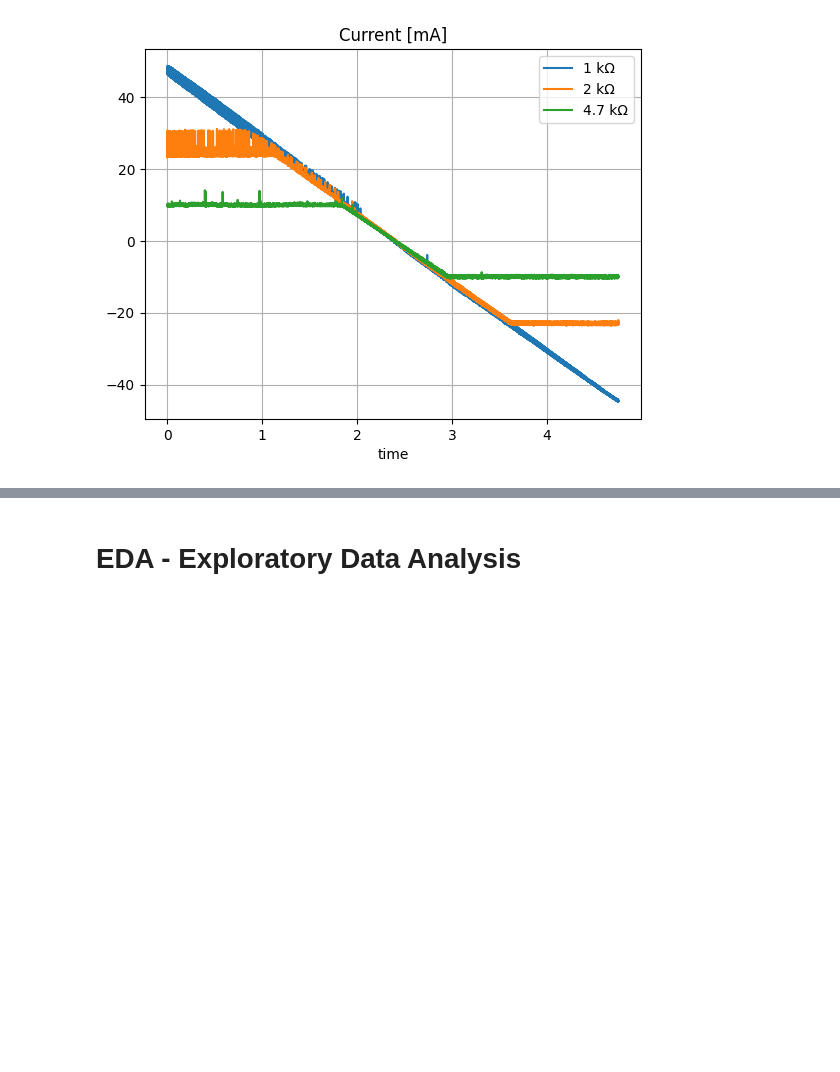
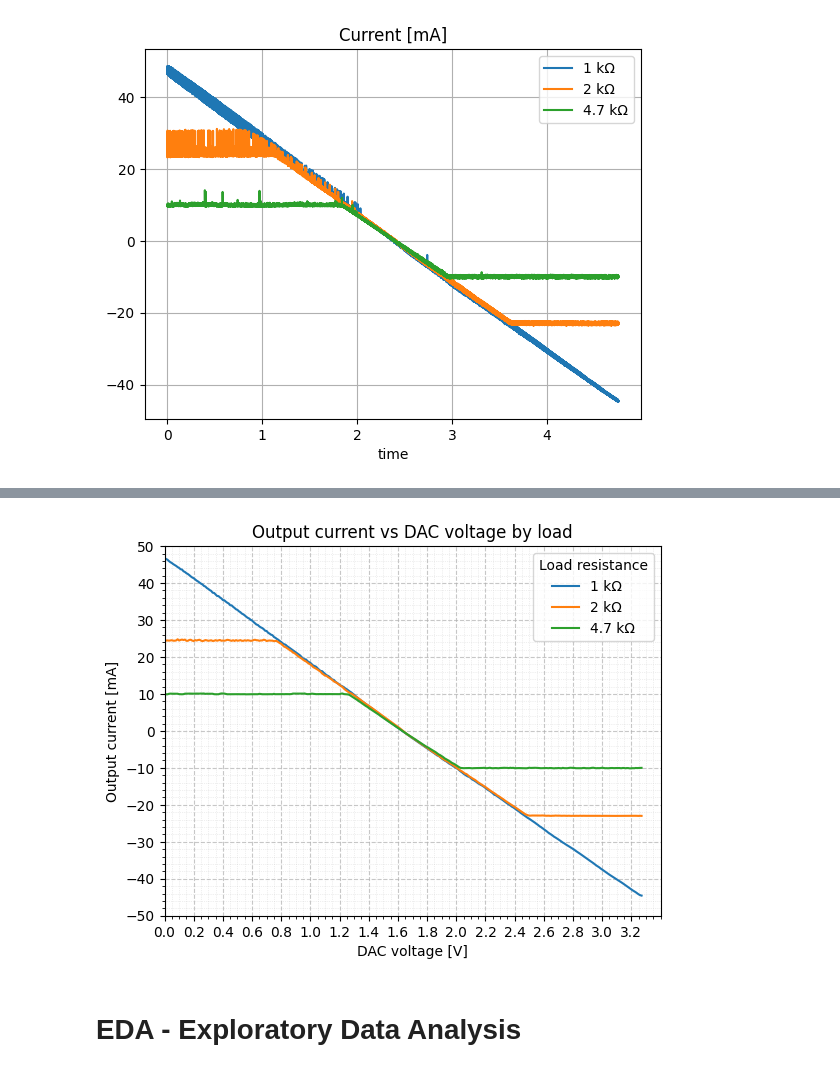
Before and after one commit to import-tiago/FEI, a Jupyter notebook: MSc/PEL309/Analysis/PEL309.ipynb, the cells around one changed output, grey strips where cells are left out. Cells and saved outputs as stored; diff of their text form; code cells hidden in the pictures; blank space fills up the shorter version.

```diff
--- a/MSc/PEL309/Analysis/PEL309.ipynb
+++ b/MSc/PEL309/Analysis/PEL309.ipynb
@@ -42,6 +41,10 @@ def extract_ramp_region(df, column="dac", step_threshold=0.5):
 
     return data.loc[start:end].copy()
-# %%
-data_1k_load = extract_ramp_region(data_1k_load, column="dac")
-data_2k_load = extract_ramp_region(data_2k_load, column="dac")
-data_4k7_load = extract_ramp_region(data_4k7_load, column="dac")
+# %%
+# Detecta região de rampa a partir de variação abrupta no DAC (indicando início e fim da rampa)
+# Faz apenas no DAC pois o importante é descobrir o index de início e fim da rampa.
+# Utiliza-se os mesmos indexes obtidos para manter em fase com o sinal do shunt.
+
+data_1k_load = extract_ramp_region(data_1k_load, column="dac", trigger_threshold=0.5)
+data_2k_load = extract_ramp_region(data_2k_load, column="dac", trigger_threshold=0.5)
+data_4k7_load = extract_ramp_region(data_4k7_load, column="dac", trigger_threshold=0.5)
@@ -64,3 +71,71 @@ data_4k7_load.plot(x="time", y="current", ax=ax, label="4.7 kΩ", grid=True)
 # %% [output]
 <Axes: title={'center': 'Current [mA]'}, xlabel='time'>
 [figure]
+# %%
+dac_step = 0.01
+
+load_1k_cmp = data_1k_load.copy()
+load_2k_cmp = data_2k_load.copy()
+load_4k7_cmp = data_4k7_load.copy()
+
+load_1k_cmp["load"] = "1 kΩ"
+load_2k_cmp["load"] = "2 kΩ"
+load_4k7_cmp["load"] = "4.7 kΩ"
+
+all_data = pd.concat([load_1k_cmp, load_2k_cmp, load_4k7_cmp], ignore_index=True)
+
+all_data["dac_bin"] = (all_data["dac"] // dac_step) * dac_step
+
+comparison = all_data.pivot_table(
+    index="dac_bin", columns="load", values="current", aggfunc="mean"
+)
+
+# =========================================================
+# Plot
+# =========================================================
+
+ax = comparison.plot()
+
+# =========================================================
+# X axis
+# =========================================================
+
+ax.set_xlim(0, 3.4)
+
+ax.set_xticks([i / 10 for i in range(0, 34, 2)])
+
+# =========================================================
+# Y axis
+# =========================================================
+
+ax.set_ylim(-50, 50)
+
+ax.set_yticks(range(-50, 51, 10))
+
+# =========================================================
+# Grid
+# =========================================================
+
+ax.grid(True, which="major", linestyle="--", alpha=0.7)
+
+# Optional minor grid
+ax.minorticks_on()
+
+ax.grid(which="minor", linestyle=":", linewidth=0.5, alpha=0.4)
+
+# =========================================================
+# Labels and title
+# =========================================================
+
+ax.set_xlabel("DAC voltage [V]")
+
+ax.set_ylabel("Output current [mA]")
+
+ax.set_title("Output current vs DAC voltage by load")
+
+# =========================================================
+# Legend
+# =========================================================
+
+ax.legend(title="Load resistance")
+# %% [output]
@@ -67,2 +143,3 @@ data_4k7_load.plot(x="time", y="current", ax=ax, label="4.7 kΩ", grid=True)
+[figure, added]
 # %% [markdown]
 # EDA - Exploratory Data Analysis
```
Also changed, not shown: parts of 11 cells of this notebook.
